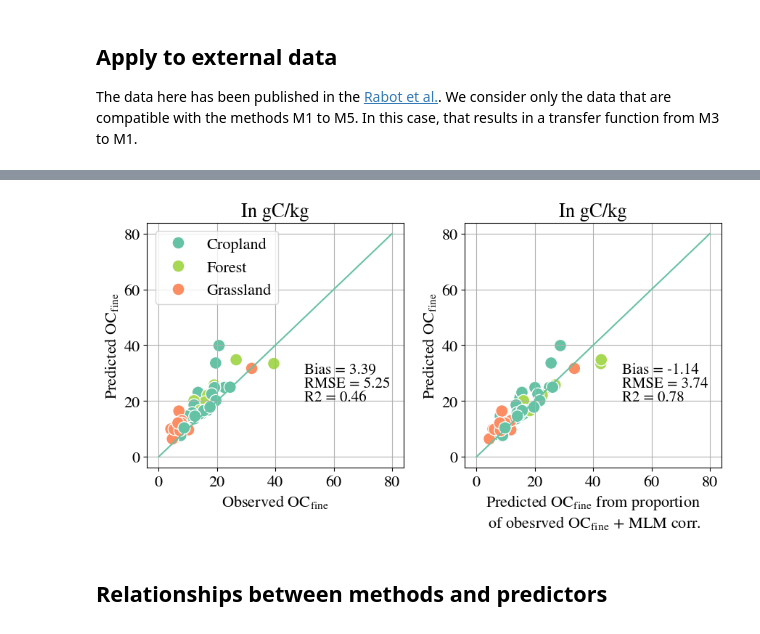
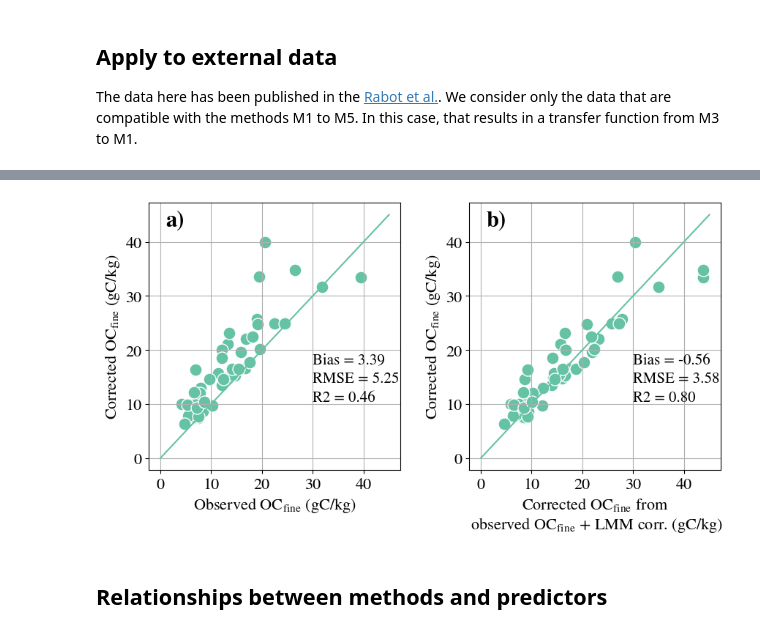
Before and after one commit to marija-stojanova/Fractionation-protocols-comparison, a Jupyter notebook: paper_notebook.ipynb, the cells around one changed output, grey strips where cells are left out. Drawn from its saved outputs; the diff is of its cells as text; code cells hidden in the pictures.

Commit message:
full notebook with figures

```diff
--- a/paper_notebook.ipynb
+++ b/paper_notebook.ipynb
@@ -748 +1188,5 @@ method_correction_m3m1 = -30.834
+# %%
+ph_correction_m3m1 = 3.189196
+method_correction_m3m1 = -31.283417
+clay_correction_m3m1 = 0.108745
 # %%
@@ -769,6 +1200,5 @@ data_rabot.describe()
 # %%
 # Define category mappings and coefficients
-# These were taken directly from the Rabot et al. paper
 clc_groups = {
     "Cropland": [211, 221],
     "Grassland": [231],
@@ -783,7 +1213,6 @@ betas = {
     "Forest": (0.700, -0.00123),
 }
 
-# Apply the rabot et al. function based on land cover
 def get_betas(clc_code):
     for land_type, codes in clc_groups.items():
         if clc_code in codes:
@@ -797,8 +1226,8 @@ def calculate_new_column(row):
     return beta1 * carbone + beta2 * (carbone ** 2)
 
 # Add the new column
-data_rabot.columns = data_rabot.columns.str.strip()
-data_rabot['rabot_c_maom'] = data_rabot.apply(calculate_new_column, axis=1)
+data_eva.columns = data_eva.columns.str.strip()
+data_eva['rabot_c_maom'] = data_eva.apply(calculate_new_column, axis=1)
 
 # Invert the dictionary to map clc values to group names
 clc_value_to_group = {}
@@ -807,8 +1236,8 @@ for group, codes in clc_groups.items():
         clc_value_to_group[code] = group
 
 # Make sure clc column is numeric (if not already)
-data_rabot['clc'] = pd.to_numeric(data_rabot['clc'], errors='coerce')
+data_eva['clc'] = pd.to_numeric(data_eva['clc'], errors='coerce')
 
 # Create new column 'clc_group'
-data_rabot['clc_group'] = data_rabot['clc'].map(clc_value_to_group).fillna('unknown')
-data_rabot[data_rabot['dispersion'] == 'W'].head()
+data_eva['clc_group'] = data_eva['clc'].map(clc_value_to_group).fillna('unknown')
+# data_eva[data_eva['dispersion'] == 'W'].head()
@@ -822,46 +1244,41 @@ data_rabot[data_rabot['dispersion'] == 'W'].head()
 # %%
-# Apply correction
-data_rabot['prop_MAOC_rabot'] = (data_rabot['rabot_c_maom'] / data_rabot['carbone'])*100
-data_rabot['prop_POC_rabot'] = 100 - data_rabot['prop_MAOC_rabot']
-data_rabot.loc[data_rabot['dispersion'] == 'W','prop_POC_corrected'] = data_rabot[data_rabot['dispersion'] == 'W']['prop_POC'] + method_correction_m3m1 + data_rabot[data_rabot['dispersion'] == 'W']['pH']*ph_correction_m3m1
+data_eva['prop_MAOC_rabot'] = (data_eva['rabot_c_maom'] / data_eva['carbone'])*100
+data_eva['prop_POC_rabot'] = 100 - data_eva['prop_MAOC_rabot']
+data_eva.loc[data_eva['dispersion'] == 'W','prop_POC_corrected'] = data_eva[data_eva['dispersion'] == 'W']['prop_POC'] + method_correction_m3m1 + data_eva[data_eva['dispersion'] == 'W']['pH']*ph_correction_m3m1
 
-data_rabot['c_maoc_rabot'] = (data_rabot['prop_MAOC_rabot']/100) * data_rabot['carbone']
-data_rabot['c_maoc_corrected'] = (100 - data_rabot['prop_POC_corrected'])/100 * data_rabot['carbone']
-df = data_rabot[data_rabot['dispersion'] == 'W'].copy()
+data_eva['c_maoc_rabot'] = (data_eva['prop_MAOC_rabot']/100) * data_eva['carbone']
+data_eva['c_maoc_corrected'] = (100 - data_eva['prop_POC_corrected'])/100 * data_eva['carbone']
+df_eva = data_eva[data_eva['dispersion'] == 'W'].copy()
 
-
-# Plot results
 fix, axes = plt.subplots(1,2,figsize=(9,5))
 axes = axes.ravel()
 
-sns.scatterplot(data=df, x='c_maom', y='rabot_c_maom',hue='clc_group', s=150, ax=axes[0])
-sns.lineplot(x=[0,80], y=[0,80], ax=axes[0])
-axes[0].set_title('In gC/kg')
-axes[0].text(50,20, 'R2 = {:.2f}'.format(r2_score(df['c_maom'], df['rabot_c_maom'])), fontsize=15)
-axes[0].text(50,25, 'RMSE = {:.2f}'.format(np.sqrt(mean_squared_error(df['c_maom'], df['rabot_c_maom']))), fontsize=15)
-axes[0].text(50,30, 'Bias = {:.2f}'.format(bias_function(df['c_maom'], df['rabot_c_maom'])), fontsize=15)
-axes[0].set_xlabel('Observed OC$_\mathrm{fine}$')
-axes[0].set_ylabel('Predicted OC$_\mathrm{fine}$')
+sns.scatterplot(data=df_eva, x='c_maom', y='rabot_c_maom', s=150, ax=axes[0])
+sns.lineplot(x=[0,45], y=[0,45], ax=axes[0])
+axes[0].text(30,10.5, 'R2 = {:.2f}'.format(r2_score(df_eva['c_maom'], df_eva['rabot_c_maom'])), fontsize=15)
+axes[0].text(30,14, 'RMSE = {:.2f}'.format(np.sqrt(mean_squared_error(df_eva['c_maom'], df_eva['rabot_c_maom']))), fontsize=15)
+axes[0].text(30,17.5, 'Bias = {:.2f}'.format(bias_function(df_eva['c_maom'], df_eva['rabot_c_maom'])), fontsize=15)
+axes[0].set_xlabel('Observed OC$_\mathrm{fine}$ (gC/kg)')
+axes[0].set_ylabel('Corrected OC$_\mathrm{fine}$ (gC/kg)')
+axes[0].text(1., 43., 'a)', fontsize=22, fontweight='bold')
+sns.scatterplot(data=df_eva, x='c_maoc_corrected', y='c_maoc_rabot', ax=axes[1],  s=150)
+sns.lineplot(x=[0,45], y=[0,45], ax=axes[1])
+axes[0].grid(visible=True)
+axes[0].legend('', frameon=False)
 
-sns.scatterplot(data=df, x='c_maoc_corrected', y='c_maoc_rabot', ax=axes[1], hue='clc_group', s=150)
-sns.lineplot(x=[0,80], y=[0,80], ax=axes[1])
-axes[1].legend('', frameon=False)
-axes[1].set_title('In gC/kg')
+
+axes[1].text(30,10.5, 'R2 = {:.2f}'.format(r2_score(df_eva['c_maoc_rabot'], df_eva['c_maoc_corrected'])), fontsize=15)
+axes[1].text(30,14, 'RMSE = {:.2f}'.format(np.sqrt(mean_squared_error(df_eva['c_maoc_rabot'], df_eva['c_maoc_corrected']))), fontsize=15)
+axes[1].text(30,17.5, 'Bias = {:.2f}'.format(bias_function(df_eva['c_maoc_rabot'], df_eva['c_maoc_corrected'])), fontsize=15)
+axes[1].set_ylabel('Corrected OC$_\mathrm{fine}$ (gC/kg)')
+axes[1].set_xlabel('Corrected OC$_\mathrm{fine}$ from \n observed OC$_\mathrm{fine}$ + LMM corr. (gC/kg)')
+axes[1].text(1., 43., 'b)', fontsize=22, fontweight='bold')
+axes[1].grid(visible=True)
 axes[1].legend('', frameon=False)
 
-axes[1].text(50,20, 'R2 = {:.2f}'.format(r2_score(df['c_maoc_rabot'], df['c_maoc_corrected'])), fontsize=15)
-axes[1].text(50,25, 'RMSE = {:.2f}'.format(np.sqrt(mean_squared_error(df['c_maoc_rabot'], df['c_maoc_corrected']))), fontsize=15)
-axes[1].text(50,30, 'Bias = {:.2f}'.format(bias_function(df['c_maoc_rabot'], df['c_maoc_corrected'])), fontsize=15)
-axes[1].set_ylabel('Predicted OC$_\mathrm{fine}$')
-axes[1].set_xlabel('Predicted OC$_\mathrm{fine}$ from proportion \n of obesrved OC$_\mathrm{fine}$ + MLM corr. ')
-
-
-axes[0].grid(visible=True)
-axes[1].grid(visible=True)
-
 plt.tight_layout()
-# plt.savefig('output/rabot/rabot_application.png')
+plt.savefig('output/figures/eva_data_with_curation.png')
 # %% [output]
-[figure, old version]
+[figure, new version]
 # %% [markdown]
 ## **Relationships between methods and predictors**
```
Also changed, not shown: parts of 25 cells of this notebook, 12 other files.
